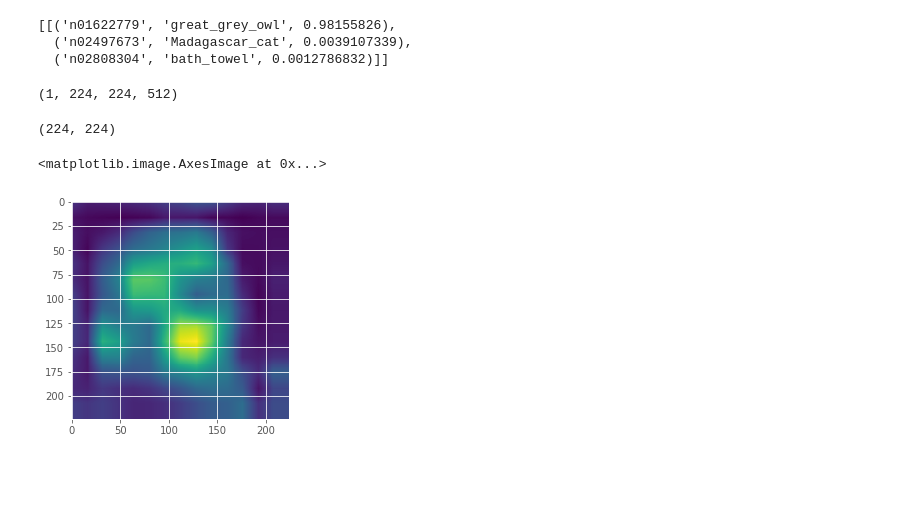
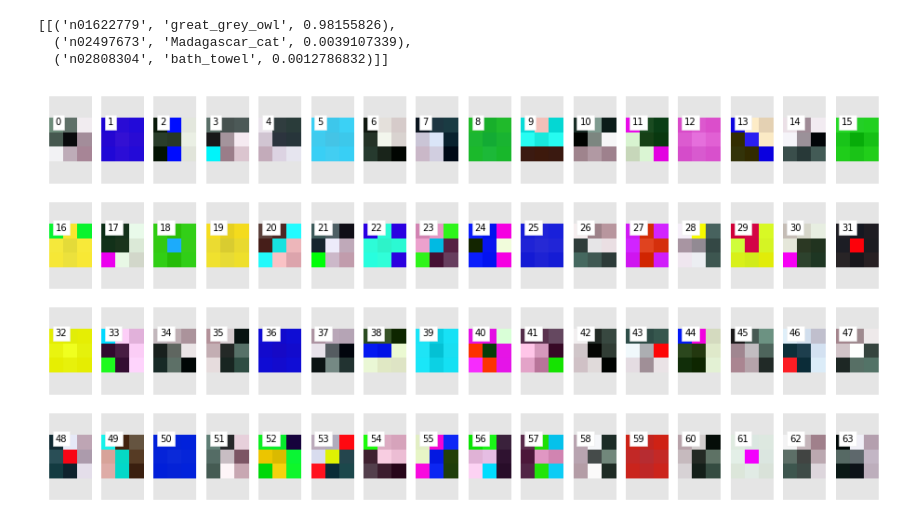
Before and after one commit to MulixBF/seminar-01-08-2017, a Jupyter notebook: 3. Визуализация работы сети.ipynb, the cells around one changed output. Drawn from its saved outputs; the diff is of its cells as text; code cells hidden in the pictures; blank space fills up the shorter version.

```diff
--- a/3. Визуализация работы сети.ipynb
+++ b/3. Визуализация работы сети.ipynb
@@ -86,17 +101,13 @@ def build_activation_maps_model(model, target_layer):
     return keras.models.Model(model.input, activation_maps)
-# %%
-am_model = build_activation_maps_model(model, 'block5_conv3')
-activation_maps = am_model.predict(model_input)
-activation_maps.shape
-# %% [output]
-(1, 224, 224, 512)
-# %%
-activation_heatmap = np.sum(np.squeeze(activation_maps), axis=2)
-activation_heatmap.shape
-# %% [output]
-(224, 224)
-# %%
-plt.imshow(activation_heatmap)
-# %% [output]
-<matplotlib.image.AxesImage at 0x...>
-[figure, removed]
+# %%
+fig, axes = plt.subplots(4, 16, sharex=True, sharey=True, figsize=(16, 8))
+
+for i, row in enumerate(axes):
+    for j, ax in enumerate(row):
+        kernel_index = i * 16 + j
+        ax.get_xaxis().set_visible(False)
+        ax.get_yaxis().set_visible(False)
+        ax.text(0, 0, kernel_index, bbox={'facecolor': 'white', 'pad': 3})
+        ax.imshow(w[:, :, :, kernel_index])
+# %% [output]
+[figure, added]
```
Also changed, not shown: parts of 11 cells of this notebook, 2 other files.
